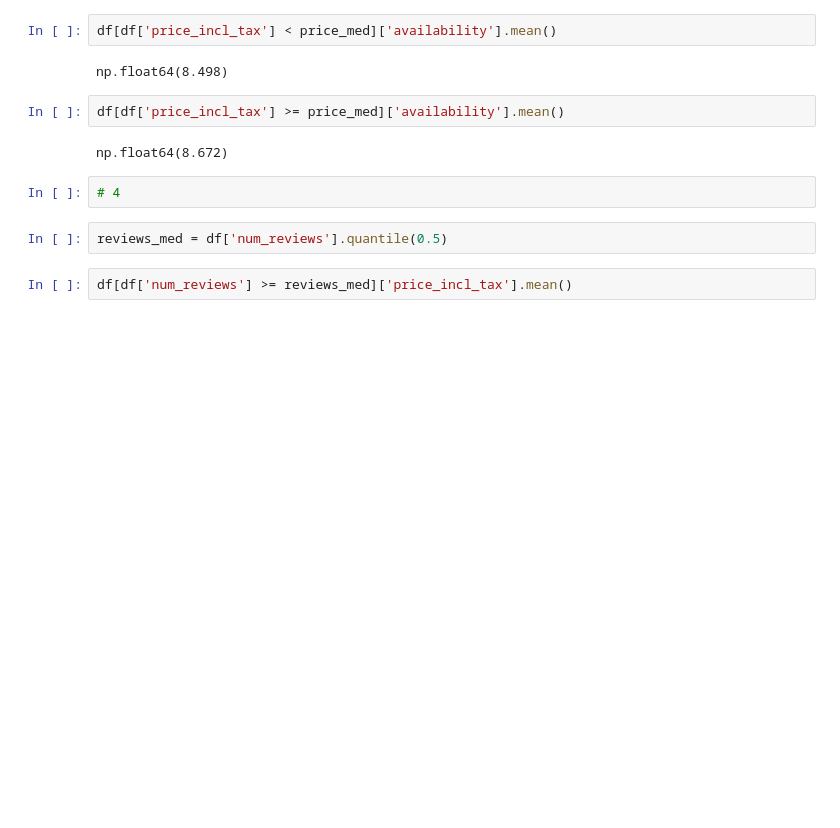
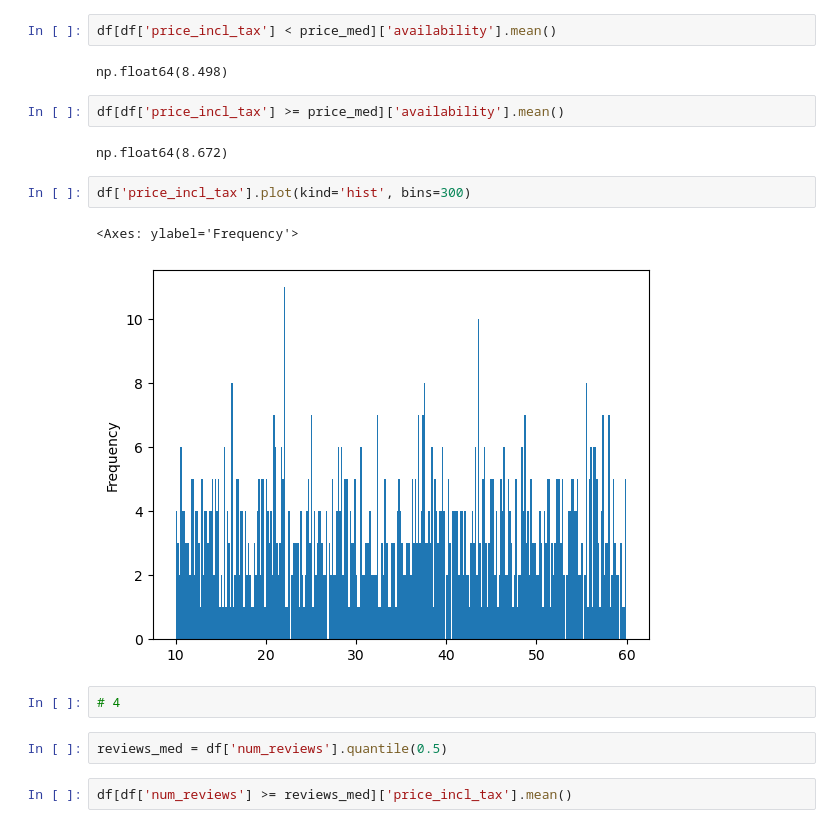
Before and after one commit to JavoxirAI/bookspider, a Jupyter notebook: bookspider.ipynb, the cells around one changed output. Saved outputs shown, nothing was run; the diff lists cells and outputs as text; blank space fills up the shorter version.

```diff
--- a/bookspider.ipynb
+++ b/bookspider.ipynb
@@ -153,6 +165,11 @@ np.float64(8.498)
 df[df['price_incl_tax'] >= price_med]['availability'].mean()
 # %% [output]
 np.float64(8.672)
+# %%
+df['price_incl_tax'].plot(kind='hist', bins=300)
+# %% [output]
+<Axes: ylabel='Frequency'>
+[figure, added]
 # %%
 # 4
 # %%
```
Also changed, not shown: parts of 19 cells of this notebook.
